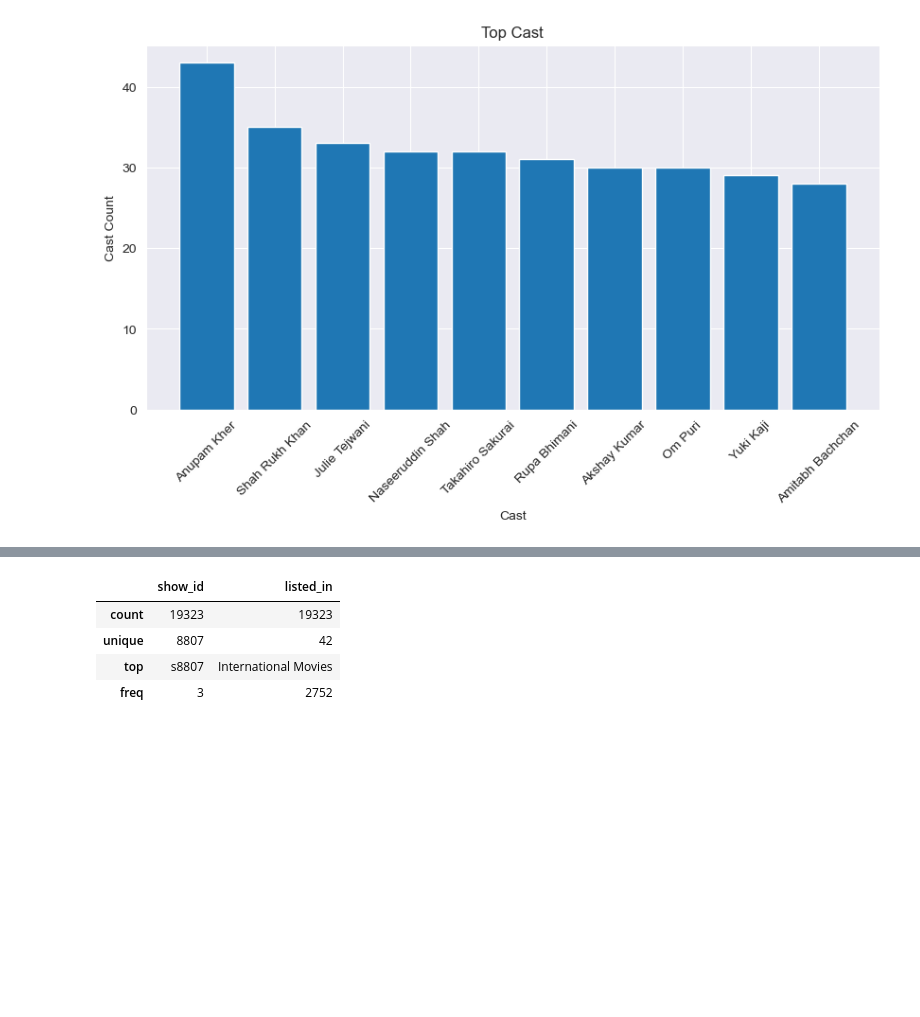
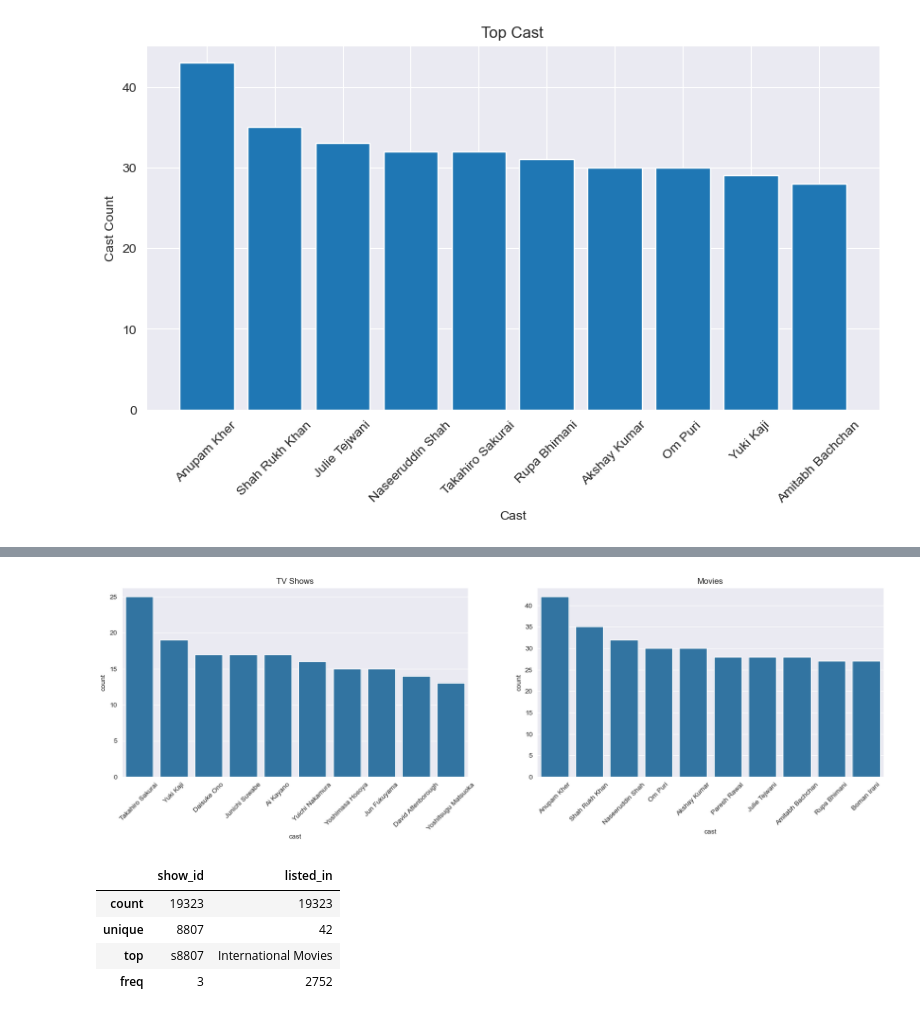
Before and after one commit to gautamnaik1994/NetflixDataAnalysisCaseStudy, a Jupyter notebook: CaseStudy.ipynb, the cells around one changed output, grey strips where cells are left out. Drawn from its saved outputs; the diff is of its cells as text; code cells hidden in the pictures; blank space fills up the shorter version.

```diff
--- a/CaseStudy.ipynb
+++ b/CaseStudy.ipynb
@@ -532,3 +556,6 @@ cast_df.describe()
 | unique | 8807 | 36440 |
 | top | s1855 | Unknown |
 | freq | 50 | 825 |
+# %%
+merge_df=df.merge(cast_df,on='show_id',how='inner')
+merge_df.head()
@@ -564,0 +605,5 @@ plt.title("Top Cast");
+# %%
+mdf=merge_df.loc[merge_df["type"]=="Movie"]["cast"].value_counts()[1:11].reset_index()
+tdf=merge_df.loc[merge_df["type"]=="TV Show"]["cast"].value_counts()[1:11].reset_index()
+mdf
+tdf
@@ -565,3 +633,14 @@ plt.title("Top Cast");
+# %%
+fig,ax=plt.subplots(1,2,figsize=(20,5))
+sns.barplot(data=tdf,x="cast",y="count",ax=ax[0])
+sns.barplot(data=mdf,x="cast",y="count",ax=ax[1])
+ax[0].set_title("TV Shows")
+ax[1].set_title("Movies")
+for subplot in ax:
+    subplot.tick_params(axis='x', labelrotation=45)
+plt.show();
+# %% [output]
+[figure, added]
 # %%
 listed_df.describe()
 # %% [output]
```
Also changed, not shown: parts of 13 cells of this notebook, 1 other file.
